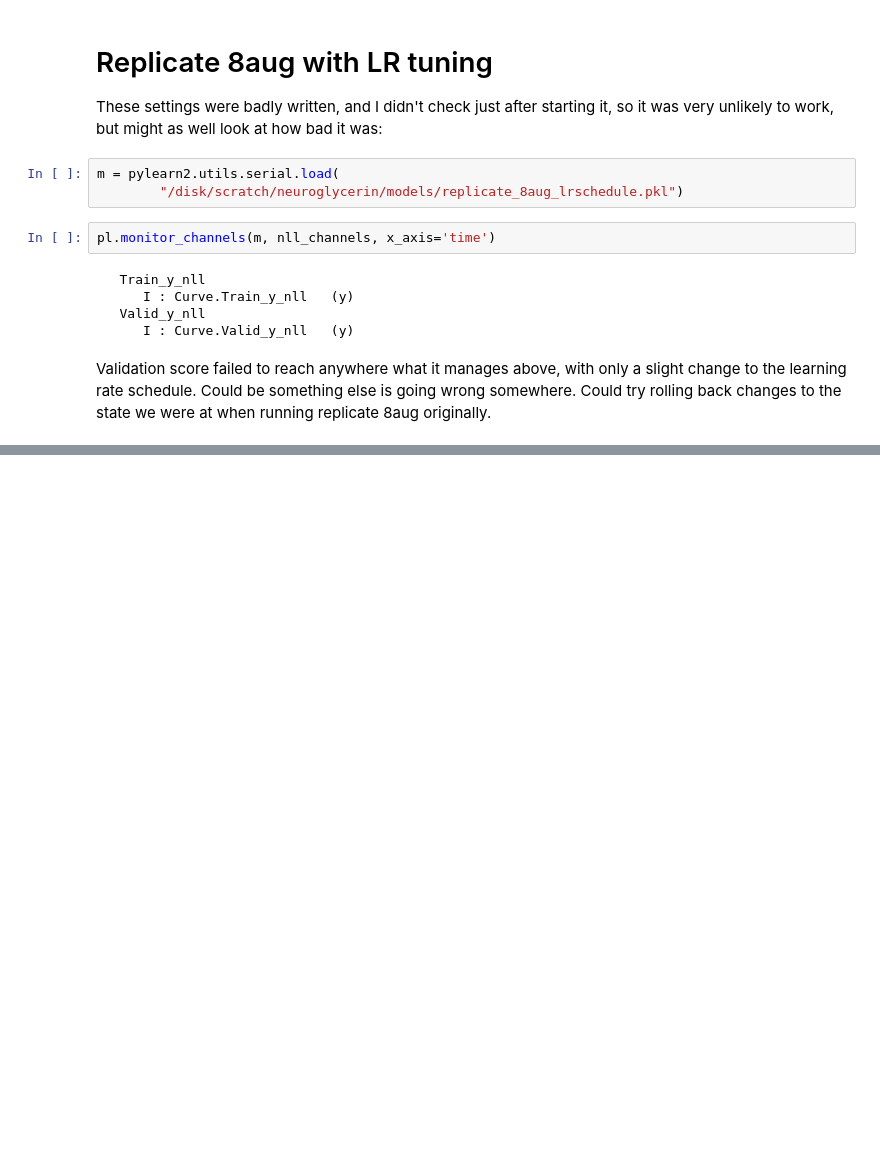
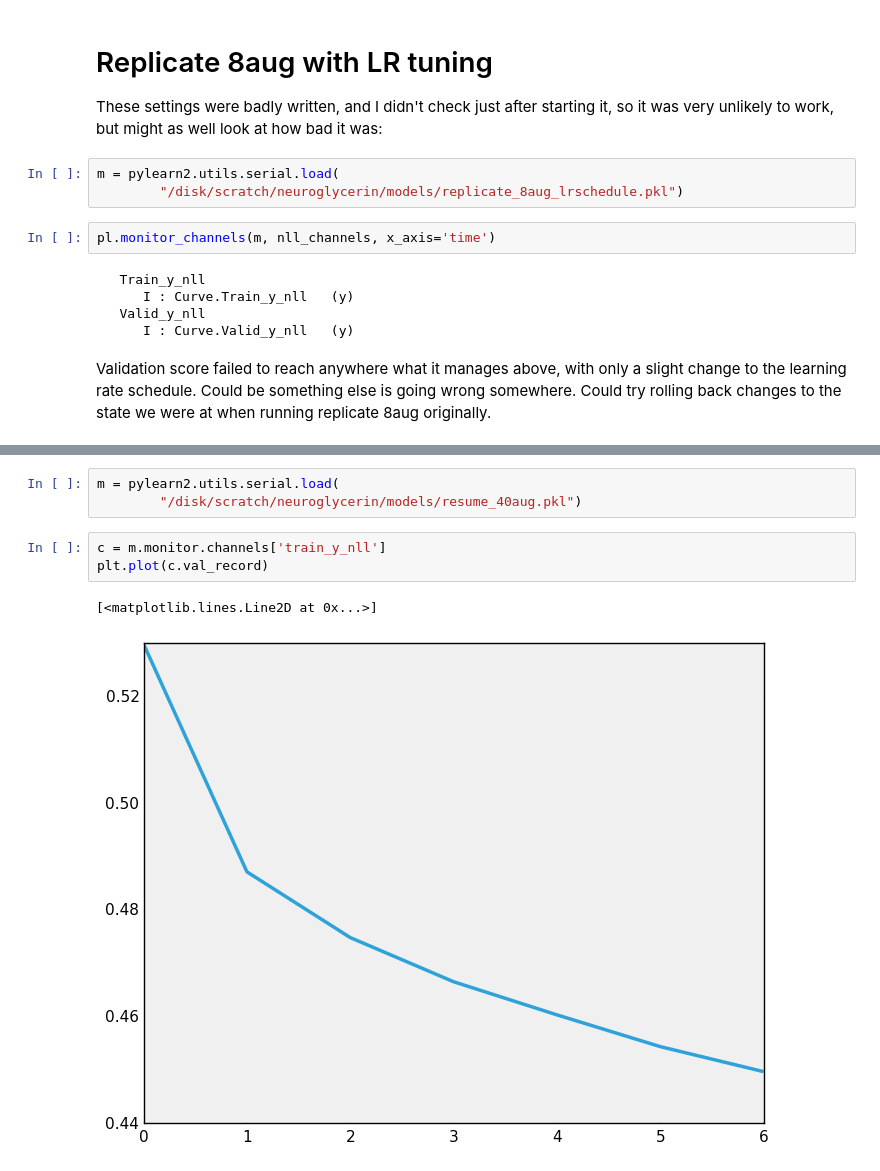
Before and after one commit to Neuroglycerin/neukrill-net-work, a Jupyter notebook: notebooks/Old model checking.ipynb, the cells around one changed output, grey strips where cells are left out. Saved outputs shown, nothing was run; the diff lists cells and outputs as text; blank space fills up the shorter version.

```diff
--- a/notebooks/Old model checking.ipynb
+++ b/notebooks/Old model checking.ipynb
@@ -165,0 +198,9 @@ Validation score failed to reach anywhere what it manages above, with only a sli
+# %%
+m = pylearn2.utils.serial.load(
+        "/disk/scratch/neuroglycerin/models/resume_40aug.pkl")
+# %%
+c = m.monitor.channels['train_y_nll']
+plt.plot(c.val_record)
+# %% [output]
+[<matplotlib.lines.Line2D at 0x...>]
+[figure, added]
```
Also changed, not shown: parts of 8 cells of this notebook.
